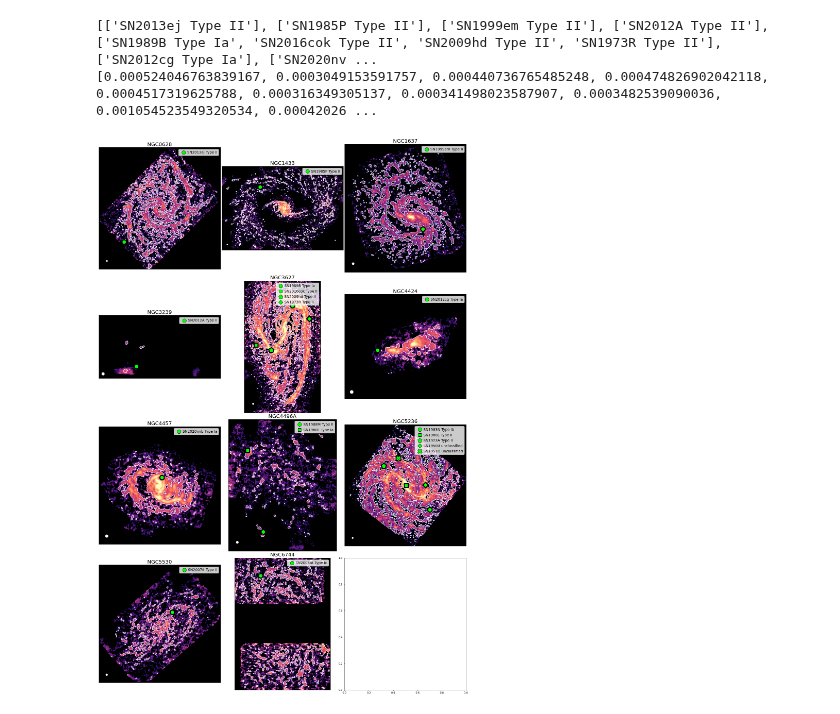
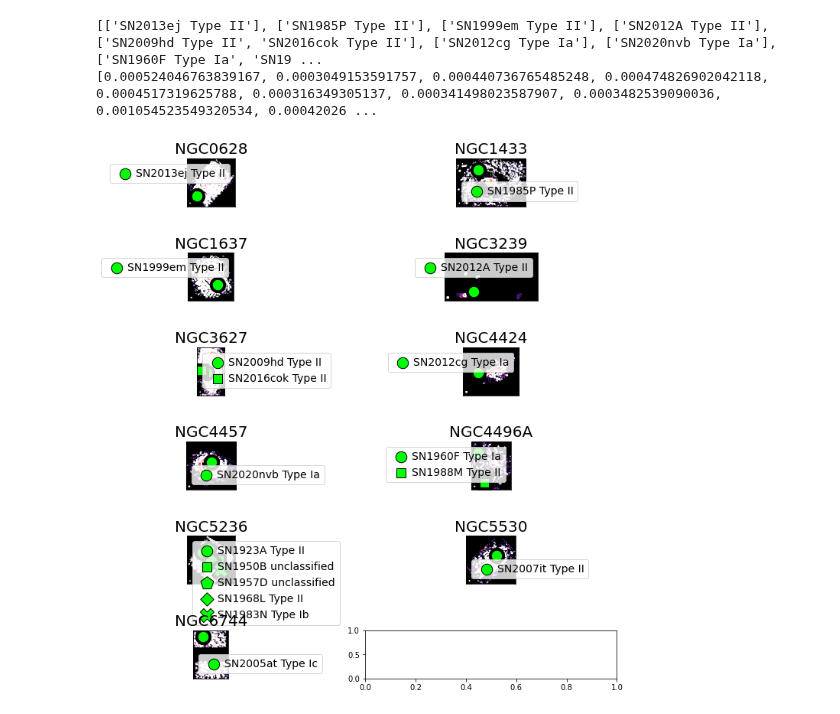
Before and after one commit to NessMayker/SNeCO, a Jupyter notebook: Code/3.3d_90pc_Zooms.ipynb, the cells around one changed output. Drawn from its saved outputs; the diff is of its cells as text; code cells hidden in the pictures.

```diff
--- a/Code/3.3d_90pc_Zooms.ipynb
+++ b/Code/3.3d_90pc_Zooms.ipynb
@@ -30,7 +57,7 @@ gals, telOrient = galData["galaxy"], galData["telOrient"]
 # for i in range(len(gals)):
 #     print(gals[i], telOrient[i])
 # %%
-fileList, errFile = [],[]
+pc90FileList, pc90errFile = [],[]
 
 def fileStr(galaxy, telOrient, res, mapType="img"):
 
@@ -40,8 +67,8 @@ def fileStr(galaxy, telOrient, res, mapType="img"):
         return("/data/tycho/0/leroy.42/reduction/alma/phangs-alma/derived/" + galaxy + "/" + galaxy + "_" + telOrient + "_co21_" + str(res) + "pc_broad_emom0.fits")
 
 for i in range(len(gals)):
-    fileList.append(fileStr(gals[i], telOrient[i], 90))
-    errFile.append(fileStr(gals[i], telOrient[i], 90, mapType="err"))
+    pc90FileList.append(fileStr(gals[i], telOrient[i], 90))
+    pc90errFile.append(fileStr(gals[i], telOrient[i], 90, mapType="err"))
 # %%
 # group each galaxy's SNe data
 
@@ -75,6 +116,6 @@ for i in range(len(indices)-2):
 # %%
-def getPlotStuff(gal, image, error, names, types, ras, decs):
-    plots, sigma, wcss, hdus, beamsizes, plotAspect, ppb, corner, SNnames, SNtypes, SNras, SNdecs, SNgals = [],[],[],[],[],[],[],[],[],[],[],[],[]
+def getPlotStuff(gal, image, error, names, types, ras, decs, dists, SNRs):
+    plots, sigma, wcss, hdus, beamsizes, plotAspect, ppb, corner, SNnames, SNtypes, SNras, SNdecs, SNgals, cdelts, samDists, isDetec = [],[],[], [],[],[],[],[],[],[],[],[],[],[],[],[]
 
     for i in range(len(gal)):
 
@@ -87,6 +128,7 @@ def getPlotStuff(gal, image, error, names, types, ras, decs):
 
             beamMaj = co_hdu[0].header['BMAJ']
             beamMin = co_hdu[0].header['BMIN']
+
             if(beamMaj==beamMin):
                 beamsizes.append(beamMaj)
             else:
@@ -106,6 +148,7 @@ def getPlotStuff(gal, image, error, names, types, ras, decs):
             grid     = np.indices((naxis[1],naxis[0]))
             aspect = float(y)/float(x)
             cdelt = co_hdu[0].header['CDELT1']
+            cdelts.append(cdelt)
             ppb.append(beamMaj/np.abs(cdelt))
             plotAspect.append(aspect)
             corner.append(x/15.0)
@@ -115,13 +158,23 @@ def getPlotStuff(gal, image, error, names, types, ras, decs):
             SNras.append(ras[i])
             SNdecs.append(decs[i])
             SNgals.append(gal[i])
+            samDists.append(dists[i])
+
+            if(SNRs[i]) >= 3.0:
+                isDetec.append("Detection")
+            else:
+                isDetec.append("Nondetection")
+
 
         else:
-            print("No 90 pc file for:",image[i])
+#             print("No 90 pc file for:",image[i])
+            pass
 
-    return(plots, sigma, wcss, hdus, beamsizes, plotAspect, ppb, corner, SNnames, SNtypes, SNras, SNdecs, SNgals)
+    return(plots, sigma, wcss, hdus, beamsizes, plotAspect, ppb, corner, SNnames, SNtypes, SNras, SNdecs, SNgals, cdelts, samDists, isDetec)
 # %%
 # set up 90pc plots, wcs information, and make sigma maps for contours.
 
-plots, sigma, wcss, hdus, beamsizes, plotAspect, ppb, corner, SNnames, SNtypes, SNras, SNdecs, SNgals = getPlotStuff(gals, images, err, name, types, ras, decs)
+plots90, sigma90, wcss90, hdus90, beamsizes90, plotAspect90, ppb90, corner90, SNnames, SNtypes, SNras, SNdecs, SNgals, cdelts, samDists, isDetection = getPlotStuff(gals, images90, err90, name, types, ras, decs, dists, SNR150)
+
+print(SNnames)
 # %% [output]
@@ -165,9 +199,9 @@ for i in range(len(SNnames)):
     legendLabels.append(legendlabel)
 print(legendLabels)
 
-print(beamsizes)
+print(beamsizes90)
 # %% [output]
-[['SN2013ej Type II'], ['SN1985P Type II'], ['SN1999em Type II'], ['SN2012A Type II'], ['SN1989B Type Ia', 'SN2016cok Type II', 'SN2009hd Type II', 'SN1973R Type II'], ['SN2012cg Type Ia'], ['SN2020nv ...
+[['SN2013ej Type II'], ['SN1985P Type II'], ['SN1999em Type II'], ['SN2012A Type II'], ['SN2009hd Type II', 'SN2016cok Type II'], ['SN2012cg Type Ia'], ['SN2020nvb Type Ia'], ['SN1960F Type Ia', 'SN19 ...
 [0.000524046763839167, 0.0003049153591757, 0.000440736765485248, 0.000474826902042118, 0.0004517319625788, 0.000316349305137, 0.000341498023587907, 0.0003482539090036, 0.001054523549320534, 0.00042026 ...
 # %%
 from matplotlib.patches import Circle
@@ -178,39 +212,39 @@ markerSizes  = [210,150,310,150,330,310,350]
 markerEdges  = [410,350,610,350,630,610,650]
 
 current_cmap = plt.get_cmap("magma")
 current_cmap.set_bad("black")
 
 import math
 i,j,m=0,0,0
-PLOTS_PER_ROW = 3
-fig, axs = plt.subplots(math.ceil(len(plots)/PLOTS_PER_ROW),PLOTS_PER_ROW, figsize=(20, 30))
-for plot in plots:
-    draw_circle = plt.Circle((corner[m], corner[m]),ppb[m], fill = True, color = 'white')
+PLOTS_PER_ROW = 2
+fig, axs = plt.subplots(math.ceil(len(plots90)/PLOTS_PER_ROW),PLOTS_PER_ROW, figsize=(10, 10))
+for plot in plots90:
+    draw_circle = plt.Circle((corner90[m], corner90[m]),ppb90[m], fill = True, color = 'white')
 
-    xArr, yArr = wcss[m].wcs_world2pix(SNras[m],SNdecs[m],0)
+    xArr, yArr = wcss90[m].wcs_world2pix(SNras[m],SNdecs[m],0)
     logplot = np.log10(plot)
     axs[i][j].imshow(logplot, cmap=current_cmap, aspect="equal", origin = "lower", interpolation = "nearest", vmin = -0.5, vmax = 2.0, zorder = 0)
     axs[i][j].set_title(SNgals[m].upper(), fontsize=20)
     axs[i][j].set_xticks([])
     axs[i][j].set_yticks([])
     axs[i][j].add_patch(draw_circle)
     for n in range(len(SNdecs[m])):
         axs[i][j].scatter(xArr[n], yArr[n], color = "black", marker = markerShapes[n], s = markerEdges[n], zorder=2)
         axs[i][j].scatter(xArr[n], yArr[n], color = "lime", marker = markerShapes[n], s = markerSizes[n], edgecolor="black", label = legendLabels[m][n], zorder = 2)
-    axs[i][j].contour(sigma[m], [3], colors = ["white"], linestyles = ("-"), zorder = 1)
+    axs[i][j].contour(sigma90[m], [3], colors = ["white"], linestyles = ("-"), zorder = 1)
     axs[i][j].legend(loc="best", fontsize=14, handletextpad=0.007)
 
     j+=1
     if j%PLOTS_PER_ROW==0:
         i+=1
         j=0
     m +=1
 plt.tight_layout(pad=0.1, w_pad=0.1, h_pad=0.1)
 plt.show()
 fig.savefig("../Figures/AllSNeInGalaxies_90pc.png", dpi=300)
 
 print()
 # %% [output]
-[figure, old version]
+[figure, new version]
 # %%
 
```
Also changed, not shown: parts of 6 cells of this notebook, 5 other files.
